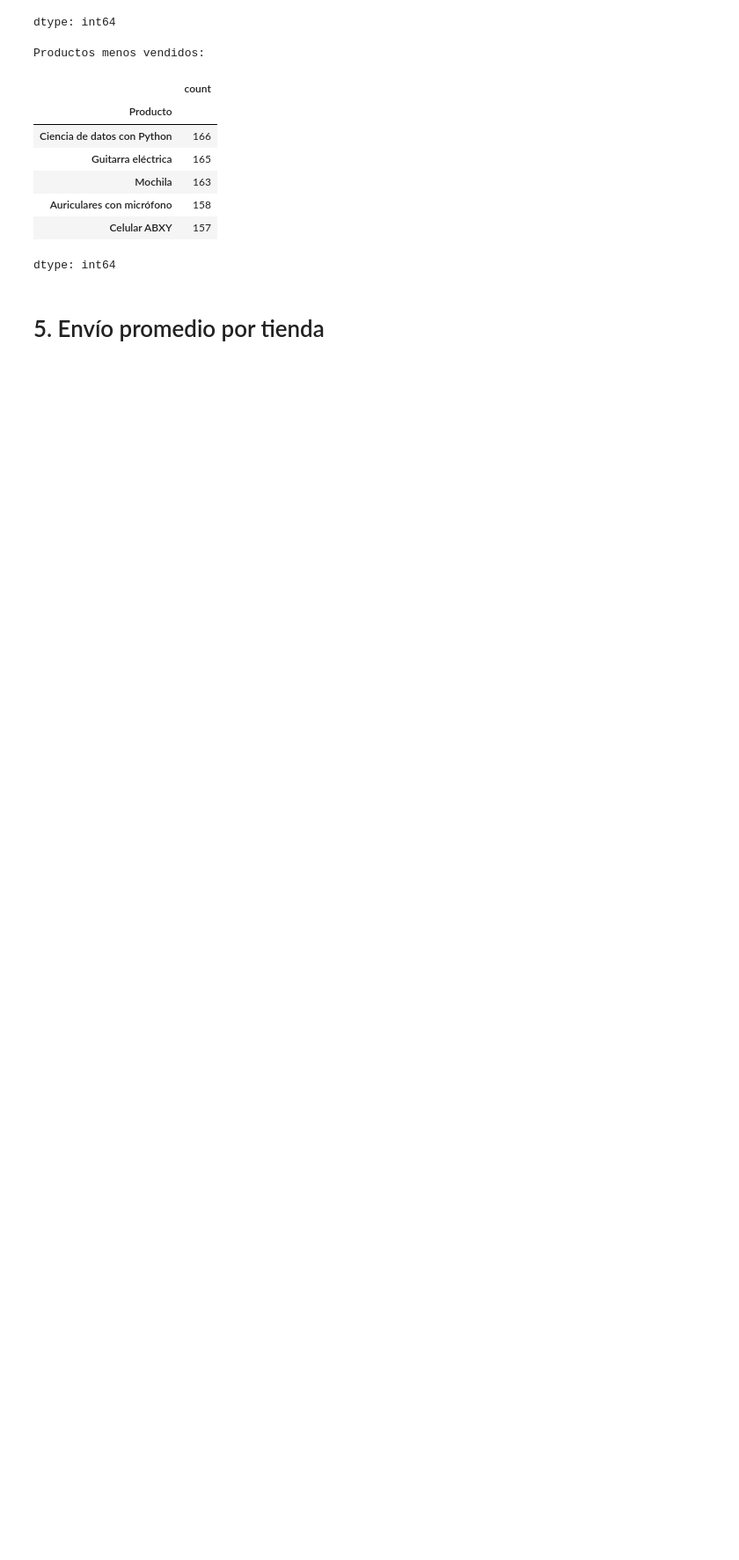
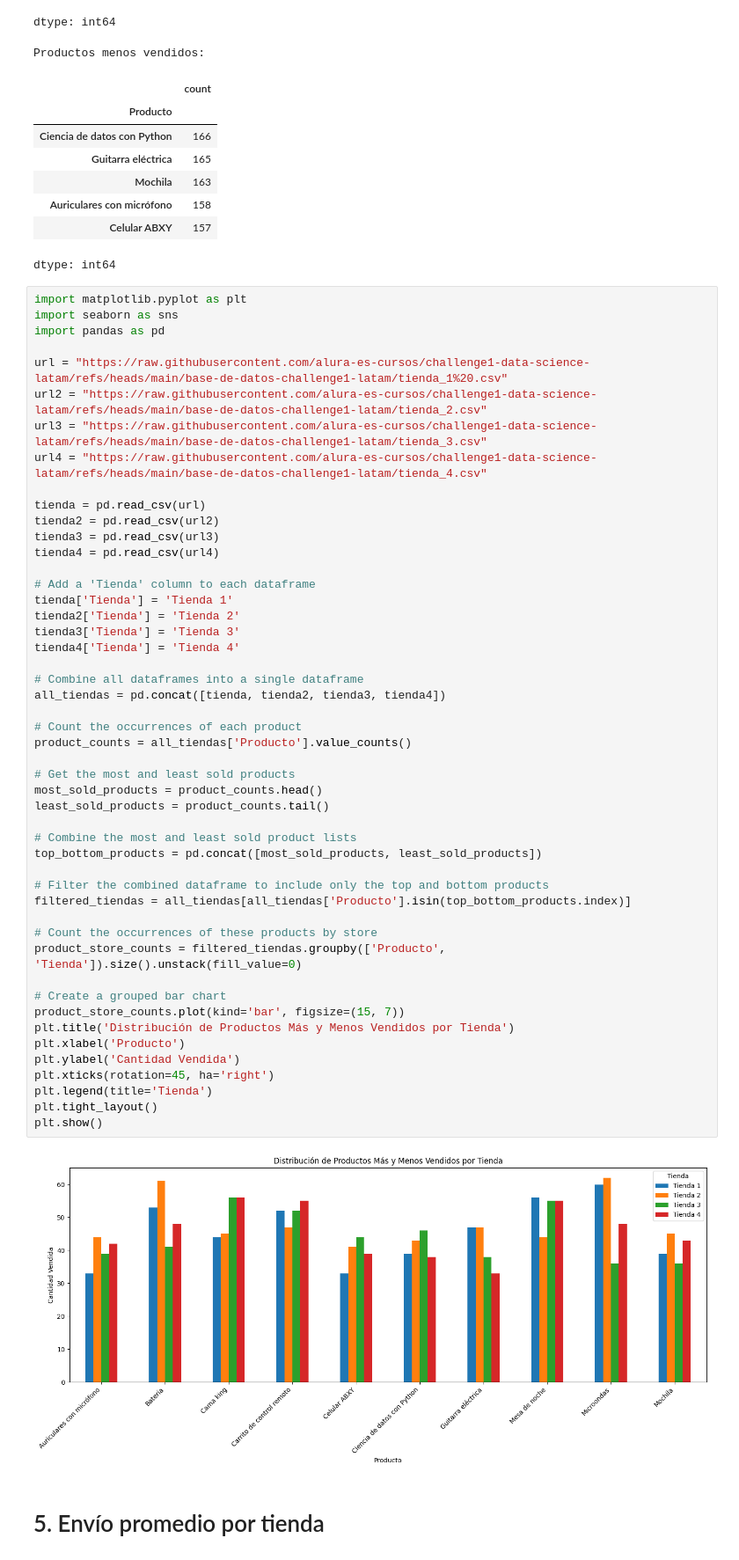
Before and after one commit to Beaebert/challenge1-data-science-latam, a Jupyter notebook: AluraStoreLatam.ipynb, the cells around one changed output. Shown at 88% size. Drawn from its saved outputs; the diff is of its cells as text; blank space fills up the shorter version.

```diff
--- a/AluraStoreLatam.ipynb
+++ b/AluraStoreLatam.ipynb
@@ -225,5 +321,56 @@ Productos menos vendidos:
 | Auriculares con micrófono | 158 |
 | Celular ABXY | 157 |
 dtype: int64
+# %%
+import matplotlib.pyplot as plt
+import seaborn as sns
+import pandas as pd
+
+url = "https://raw.githubusercontent.com/alura-es-cursos/challenge1-data-science-latam/refs/heads/main/base-de-datos-challenge1-latam/tienda_1%20.csv"
+url2 = "https://raw.githubusercontent.com/alura-es-cursos/challenge1-data-science-latam/refs/heads/main/base-de-datos-challenge1-latam/tienda_2.csv"
+url3 = "https://raw.githubusercontent.com/alura-es-cursos/challenge1-data-science-latam/refs/heads/main/base-de-datos-challenge1-latam/tienda_3.csv"
+url4 = "https://raw.githubusercontent.com/alura-es-cursos/challenge1-data-science-latam/refs/heads/main/base-de-datos-challenge1-latam/tienda_4.csv"
+
+tienda = pd.read_csv(url)
+tienda2 = pd.read_csv(url2)
+tienda3 = pd.read_csv(url3)
+tienda4 = pd.read_csv(url4)
+
+# Add a 'Tienda' column to each dataframe
+tienda['Tienda'] = 'Tienda 1'
+tienda2['Tienda'] = 'Tienda 2'
+tienda3['Tienda'] = 'Tienda 3'
+tienda4['Tienda'] = 'Tienda 4'
+
+# Combine all dataframes into a single dataframe
+all_tiendas = pd.concat([tienda, tienda2, tienda3, tienda4])
+
+# Count the occurrences of each product
+product_counts = all_tiendas['Producto'].value_counts()
+
+# Get the most and least sold products
+most_sold_products = product_counts.head()
+least_sold_products = product_counts.tail()
+
+# Combine the most and least sold product lists
+top_bottom_products = pd.concat([most_sold_products, least_sold_products])
+
+# Filter the combined dataframe to include only the top and bottom products
+filtered_tiendas = all_tiendas[all_tiendas['Producto'].isin(top_bottom_products.index)]
+
+# Count the occurrences of these products by store
+product_store_counts = filtered_tiendas.groupby(['Producto', 'Tienda']).size().unstack(fill_value=0)
+
+# Create a grouped bar chart
+product_store_counts.plot(kind='bar', figsize=(15, 7))
+plt.title('Distribución de Productos Más y Menos Vendidos por Tienda')
+plt.xlabel('Producto')
+plt.ylabel('Cantidad Vendida')
+plt.xticks(rotation=45, ha='right')
+plt.legend(title='Tienda')
+plt.tight_layout()
+plt.show()
+# %% [output]
+[figure, added]
 # %% [markdown]
 # 5. Envío promedio por tienda
```
Also changed, not shown: parts of 5 cells of this notebook.
